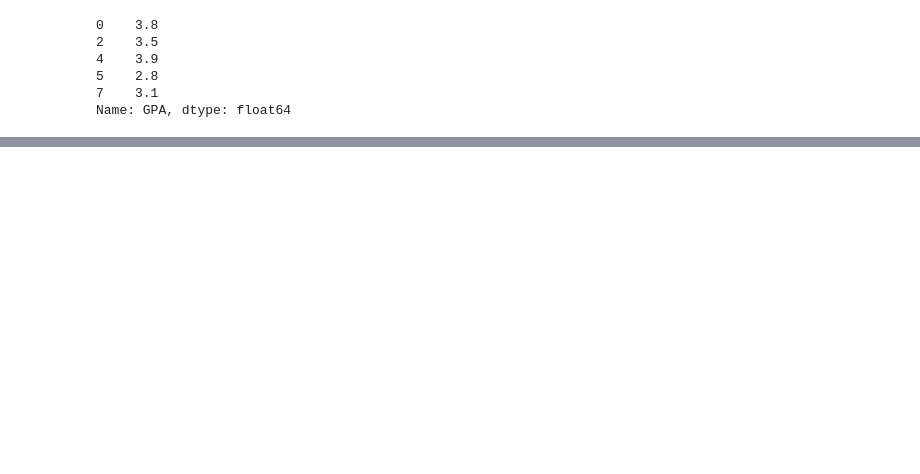
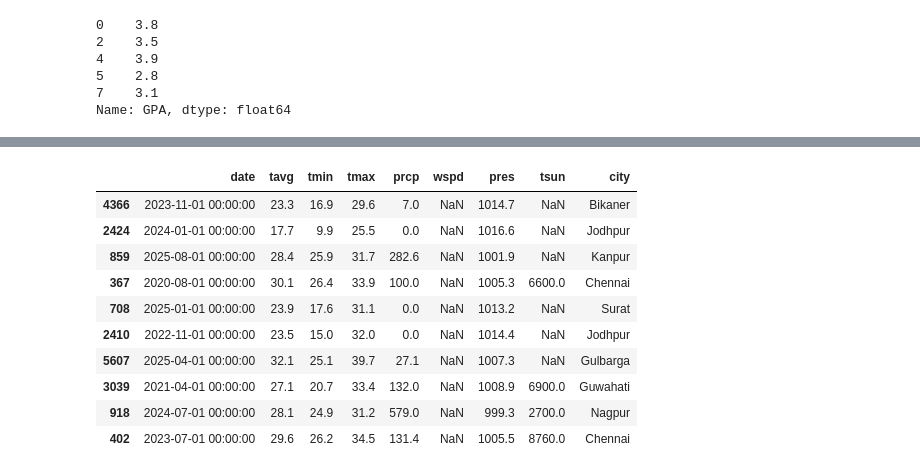
Before and after one commit to pankajvshnv/Data-Science, a Jupyter notebook: numpy.ipynb, the cells around one changed output, grey strips where cells are left out. Cells and saved outputs as stored; diff of their text form; code cells hidden in the pictures; blank space fills up the shorter version.

```diff
--- a/numpy.ipynb
+++ b/numpy.ipynb
@@ -2359,0 +2417,3 @@ df2.head()
+# %%
+import pandas as pd
+df=pd.read_csv("popular_cities_weather.csv")
@@ -2359,0 +2452,14 @@ df2.head()
+# %%
+df.sample(10)
+# %% [output]
+|  | date | tavg | tmin | tmax | prcp | wspd | pres | tsun | city |
+| 4366 | 2023-11-01 00:00:00 | 23.3 | 16.9 | 29.6 | 7.0 | NaN | 1014.7 | NaN | Bikaner |
+| 2424 | 2024-01-01 00:00:00 | 17.7 | 9.9 | 25.5 | 0.0 | NaN | 1016.6 | NaN | Jodhpur |
+| 859 | 2025-08-01 00:00:00 | 28.4 | 25.9 | 31.7 | 282.6 | NaN | 1001.9 | NaN | Kanpur |
+| 367 | 2020-08-01 00:00:00 | 30.1 | 26.4 | 33.9 | 100.0 | NaN | 1005.3 | 6600.0 | Chennai |
+| 708 | 2025-01-01 00:00:00 | 23.9 | 17.6 | 31.1 | 0.0 | NaN | 1013.2 | NaN | Surat |
+| 2410 | 2022-11-01 00:00:00 | 23.5 | 15.0 | 32.0 | 0.0 | NaN | 1014.4 | NaN | Jodhpur |
+| 5607 | 2025-04-01 00:00:00 | 32.1 | 25.1 | 39.7 | 27.1 | NaN | 1007.3 | NaN | Gulbarga |
+| 3039 | 2021-04-01 00:00:00 | 27.1 | 20.7 | 33.4 | 132.0 | NaN | 1008.9 | 6900.0 | Guwahati |
+| 918 | 2024-07-01 00:00:00 | 28.1 | 24.9 | 31.2 | 579.0 | NaN | 999.3 | 2700.0 | Nagpur |
+| 402 | 2023-07-01 00:00:00 | 29.6 | 26.2 | 34.5 | 131.4 | NaN | 1005.5 | 8760.0 | Chennai |
```
Also changed, not shown: parts of 19 cells of this notebook, 1 other file.
